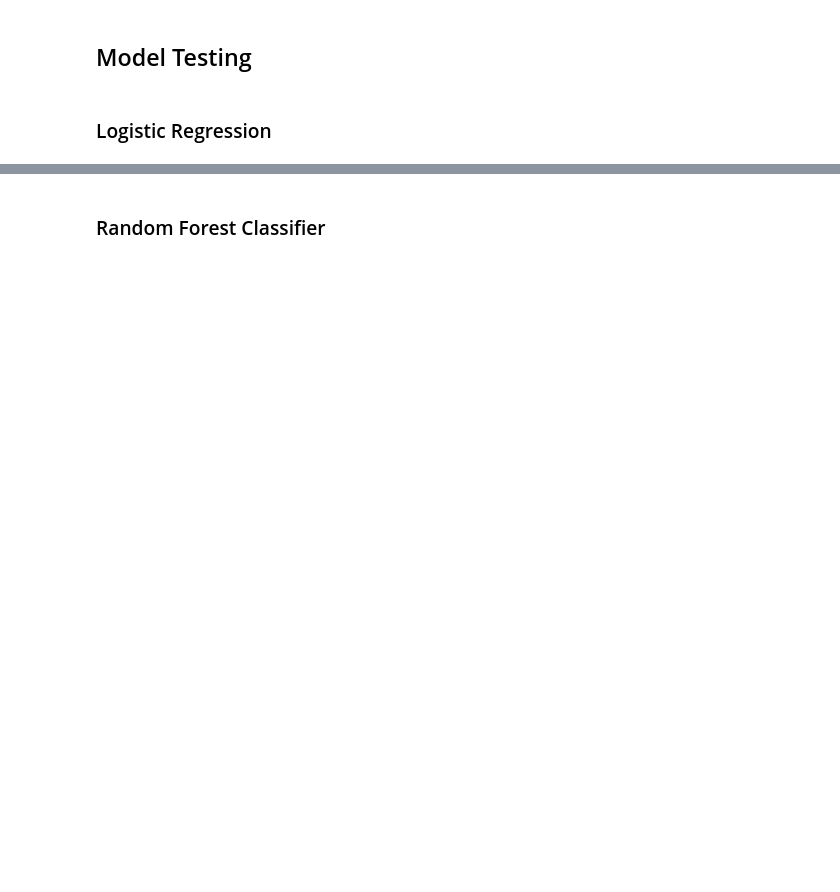
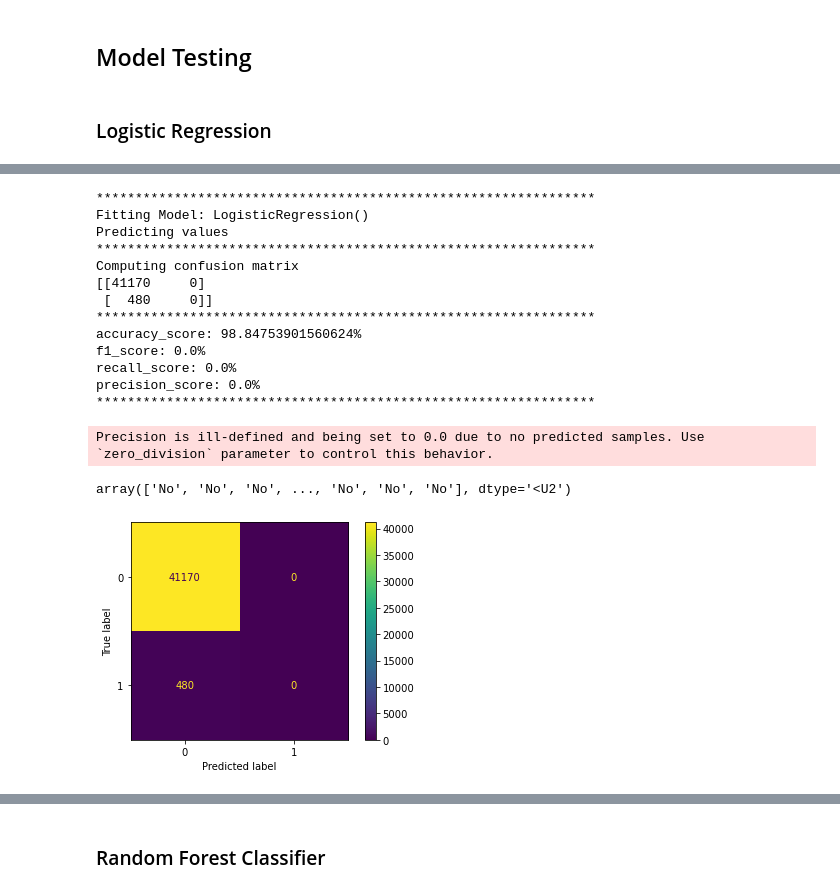
Before and after one commit to erikjamesmason/Starbucks_Exercise, a Jupyter notebook: Starbucks.ipynb, the cells around one changed output, grey strips where cells are left out. Cells and saved outputs as stored; diff of their text form; code cells hidden in the pictures; blank space fills up the shorter version.

```diff
--- a/Starbucks.ipynb
+++ b/Starbucks.ipynb
@@ -516,2 +569,10 @@ X_test = scaler.transform(X_test)
+# %%
+# prepare scaler to scale data for Undersampling
+from sklearn.preprocessing import StandardScaler
+scaler = StandardScaler()
+
+scaler.fit(X_train_undersample)
+X_train_undersample_scaled = scaler.transform(X_train_undersample)
+X_test_scaled = scaler.transform(X_test)
 # %% [markdown]
 ## Model Testing
@@ -549,0 +631,19 @@ print(recall_score(y_test, lr_y_pred))
+# %%
+test_models_scores(lr, X_train_scaled, y_train, X_test_scaled, y_test)
+# %% [output]
+****************************************************************
+Fitting Model: LogisticRegression()
+Predicting values
+****************************************************************
+Computing confusion matrix
+[[41170     0]
+ [  480     0]]
+****************************************************************
+accuracy_score: 98.84753901560624%
+f1_score: 0.0%
+recall_score: 0.0%
+precision_score: 0.0%
+****************************************************************
+Precision is ill-defined and being set to 0.0 due to no predicted samples. Use `zero_division` parameter to control this behavior.
+array(['No', 'No', 'No', ..., 'No', 'No', 'No'], dtype='<U2')
+[figure, added]
```
Also changed, not shown: parts of 116 cells of this notebook.
